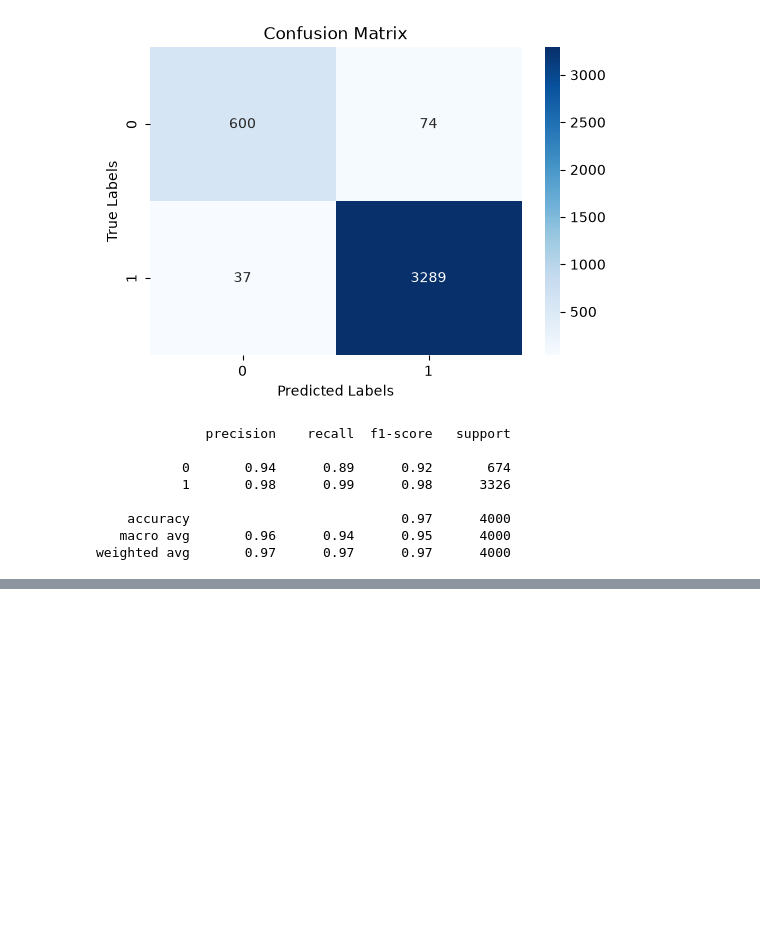
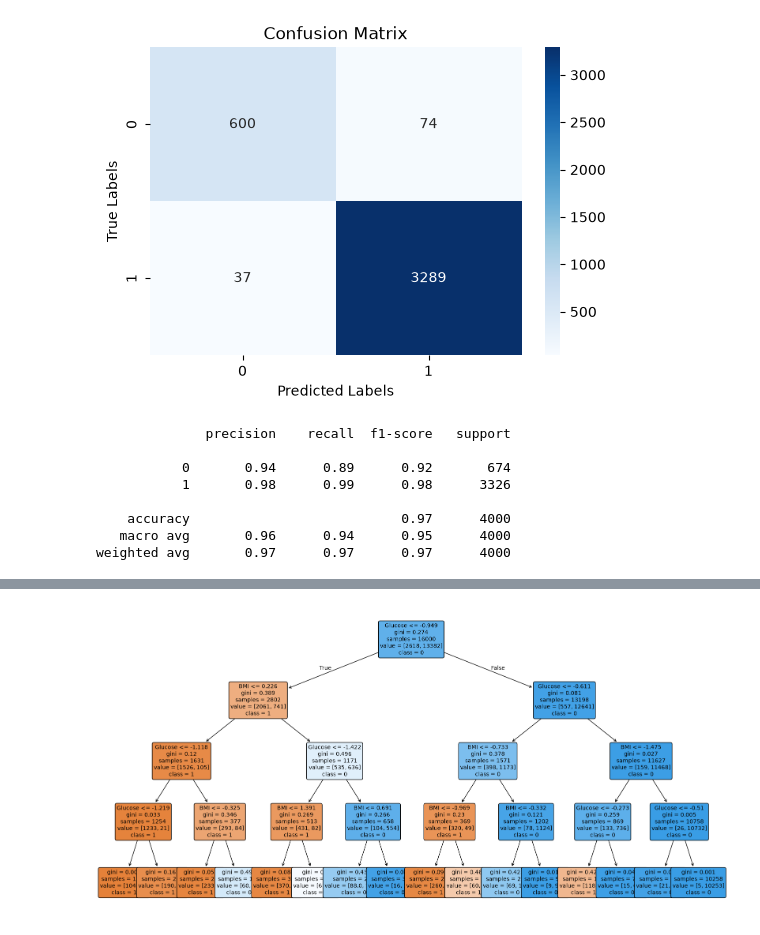
Before and after one commit to 2026324-cmd/achine-Learning-HDip2026-, a Jupyter notebook: Sumi Heo(2026324) - Machine Learning CA1.ipynb, the cells around one changed output, grey strips where cells are left out. Cells and saved outputs as stored; diff of their text form; code cells hidden in the pictures; blank space fills up the shorter version.

```diff
--- a/Sumi Heo(2026324) - Machine Learning CA1.ipynb
+++ b/Sumi Heo(2026324) - Machine Learning CA1.ipynb
@@ -548,0 +715,7 @@ weighted avg       0.97      0.97      0.97      4000
+# %%
+plt.figure(figsize = (20, 10))
+plot_tree(clf_rf_20_scaled, filled = True, feature_names = X.columns.tolist(), class_names = [str(label) for label in df['Outcome'].unique()],
+          rounded = True, fontsize = 10)
+plt.show()
+# %% [output]
+[figure, added]
```
Also changed, not shown: parts of 28 cells of this notebook.
